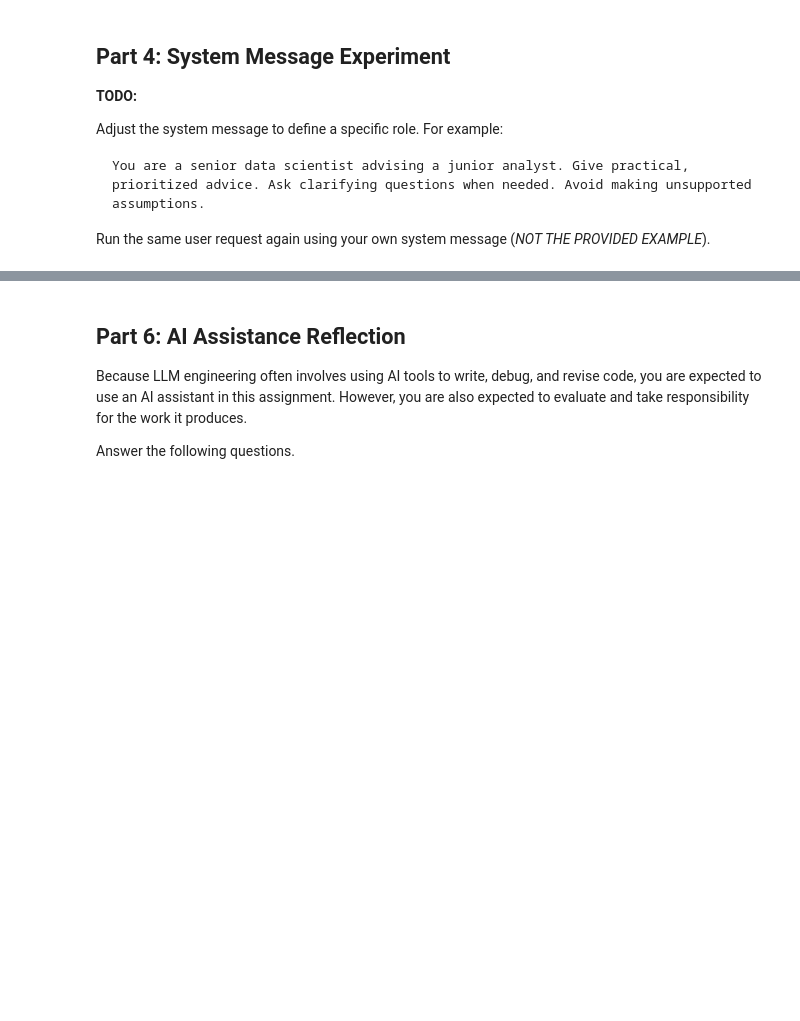
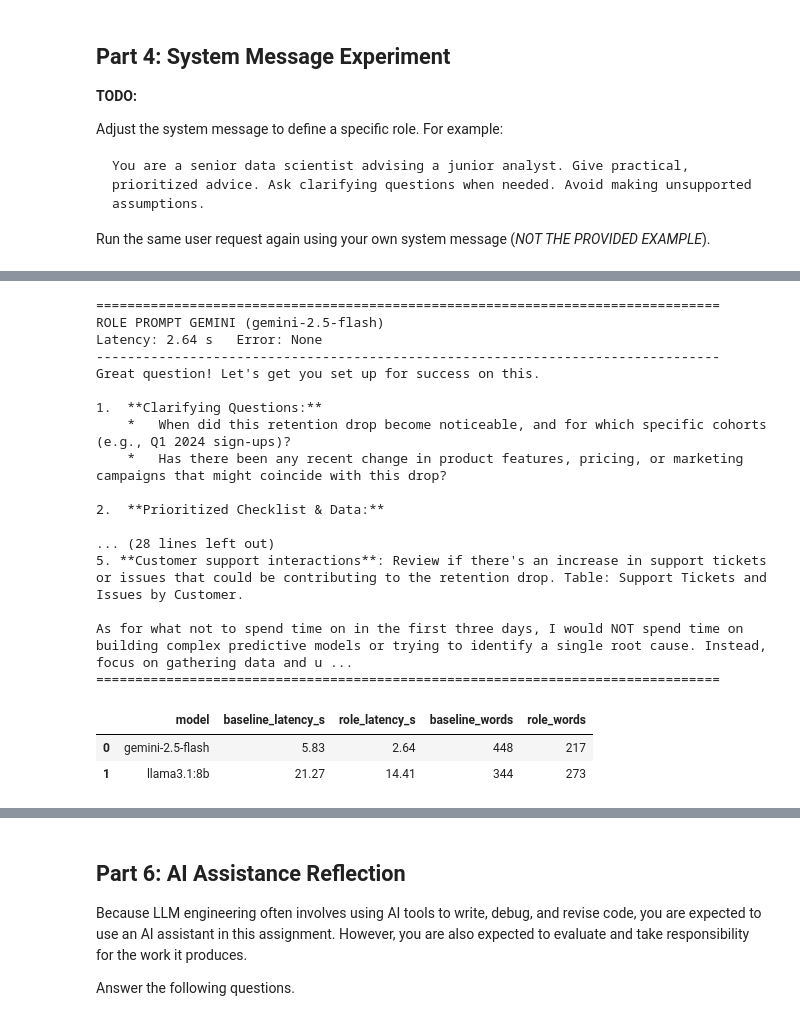
Before and after one commit to mohitpalsingh-sd/aai-530-llm-engineering, a Jupyter notebook: M1_LLM_Access_Comparison.ipynb, the cells around one changed output, grey strips where cells are left out. Cells and saved outputs as stored; diff of their text form; code cells hidden in the pictures; blank space fills up the shorter version.

```diff
--- a/M1_LLM_Access_Comparison.ipynb
+++ b/M1_LLM_Access_Comparison.ipynb
@@ -101,2 +279,14 @@ You may modify the system message, but the user request should remain the same f
 # %%
 # Code for PART 3
+
+# Run the same task through both models with the same neutral system message.
+baseline_results = compare(USER_QUESTION, BASELINE_SYSTEM, label="BASELINE")
+gemini_baseline, ollama_baseline = baseline_results
+
+# Summary table of the baseline run (used in Part 5).
+baseline_df = pd.DataFrame([
+    {"model": r["model"], "latency_s": r["latency_seconds"],
+     "words": len(r["answer"].split()), "error": r["error"]}
+    for r in baseline_results
+])
+baseline_df
@@ -117,5 +330,51 @@ Run the same user request again using your own system message (*NOT THE PROVIDED
 # %%
 # Code for PART 4
+
+# A custom role-based system message (not the provided example).
+# The user question stays exactly the same as in Part 3.
+ROLE_SYSTEM = """
+You are the analytics lead for a subscription-software company, mentoring an
+analyst who has three days to deliver a first read on a retention drop.
+Respond in this structure:
+1. Two or three clarifying questions you would ask before starting.
+2. A prioritized checklist (most likely causes first) with the ONE table or
+metric needed to test each item.
+3. One sentence on what you would NOT spend time on in the first three days.
+Be concrete, use the company's vocabulary (cohorts, churn, MRR, plan tiers),
+and keep the whole answer under 300 words.
+"""
+
+role_results = compare(USER_QUESTION, ROLE_SYSTEM, label="ROLE PROMPT")
+gemini_role, ollama_role = role_results
+
+# Compare how each model's output changed between the two system messages.
+pd.DataFrame([
+    {"model": b["model"],
+    "baseline_latency_s": b["latency_seconds"], "role_latency_s": r["latency_seconds"],
+    "baseline_words": len(b["answer"].split()), "role_words": len(r["answer"].split())}
+    for b, r in zip(baseline_results, role_results)
+])
+# %% [output]
+================================================================================
+ROLE PROMPT GEMINI (gemini-2.5-flash)
+Latency: 2.64 s   Error: None
+--------------------------------------------------------------------------------
+Great question! Let's get you set up for success on this.
+
+1.  **Clarifying Questions:**
+    *   When did this retention drop become noticeable, and for which specific cohorts (e.g., Q1 2024 sign-ups)?
+    *   Has there been any recent change in product features, pricing, or marketing campaigns that might coincide with this drop?
+
+2.  **Prioritized Checklist & Data:**
+
+... (28 lines left out)
+5. **Customer support interactions**: Review if there's an increase in support tickets or issues that could be contributing to the retention drop. Table: Support Tickets and Issues by Customer.
+
+As for what not to spend time on in the first three days, I would NOT spend time on building complex predictive models or trying to identify a single root cause. Instead, focus on gathering data and u ...
+================================================================================
+|  | model | baseline_latency_s | role_latency_s | baseline_words | role_words |
+| 0 | gemini-2.5-flash | 5.83 | 2.64 | 448 | 217 |
+| 1 | llama3.1:8b | 21.27 | 14.41 | 344 | 273 |
 # %% [markdown]
 ## Part 5: Cost, Latency, and Usability Reflection
 
```
Also changed, not shown: parts of 19 cells of this notebook.
